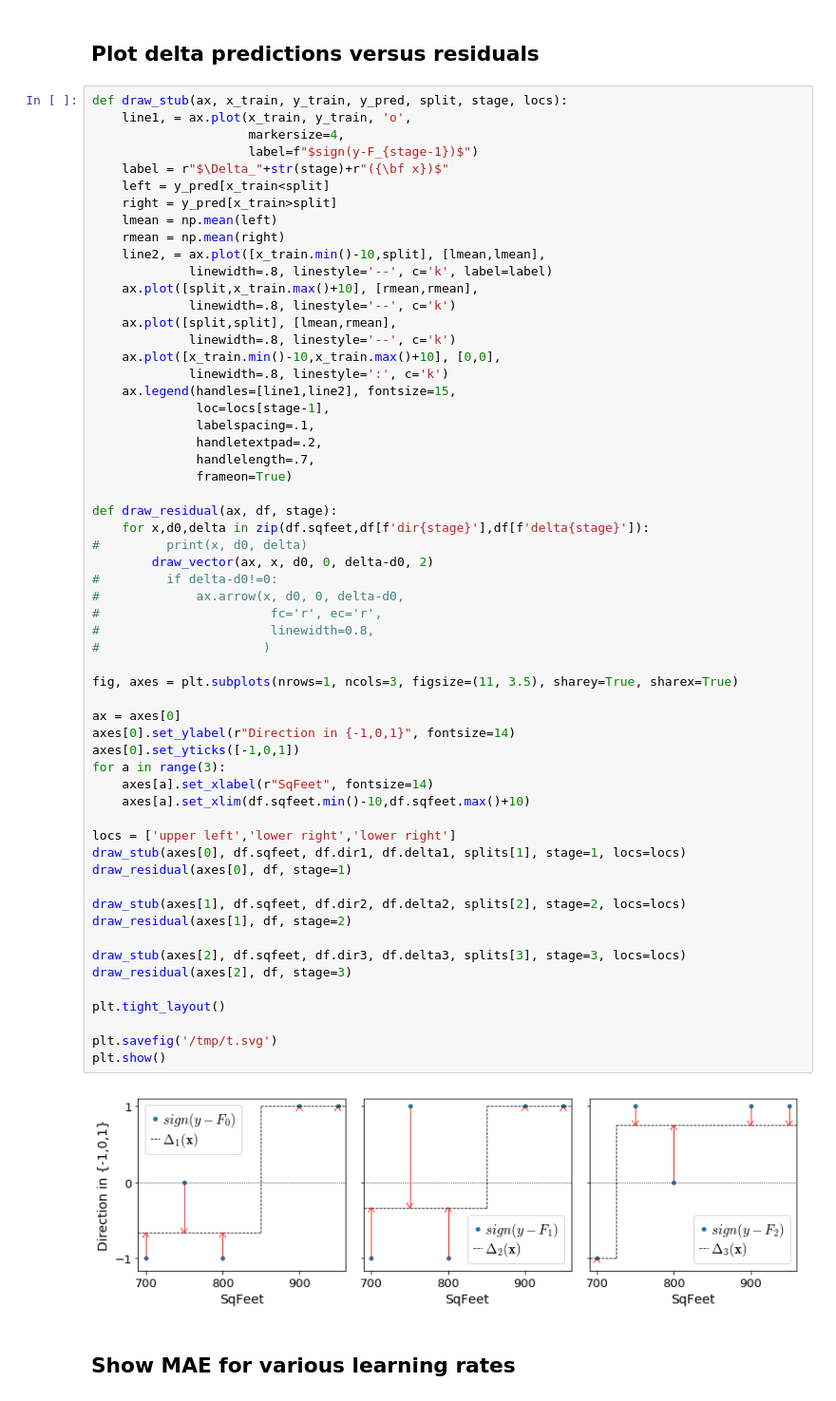
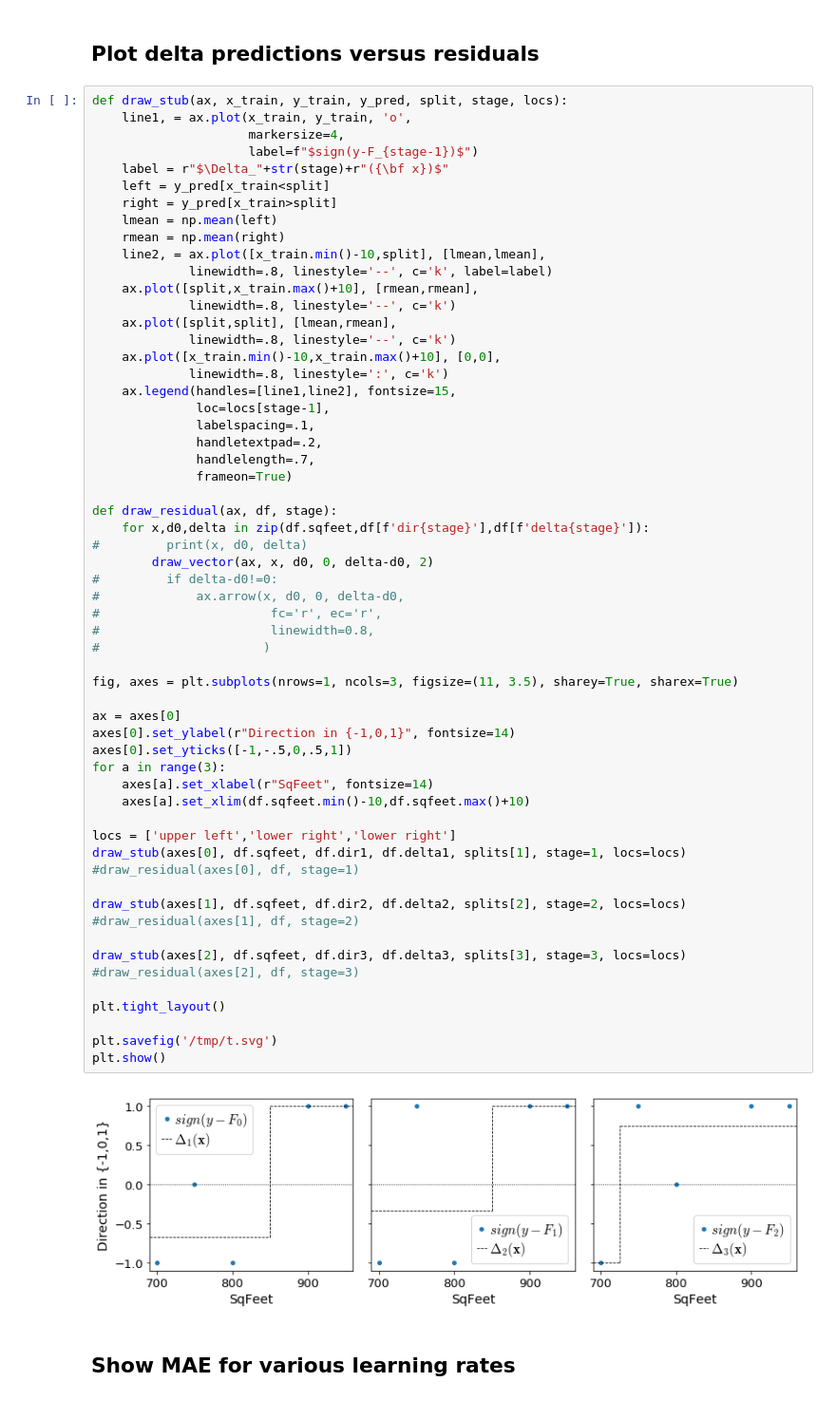
Before and after one commit to parrt/ml-articles, a Jupyter notebook: gradient-boosting/notebooks/dev-mae.ipynb, the cells around one changed output. Shown at 95% size. Drawn from its saved outputs; the diff is of its cells as text.

```diff
--- a/gradient-boosting/notebooks/dev-mae.ipynb
+++ b/gradient-boosting/notebooks/dev-mae.ipynb
@@ -424,38 +424,38 @@ def draw_stub(ax, x_train, y_train, y_pred, split, stage, locs):
 def draw_residual(ax, df, stage):
     for x,d0,delta in zip(df.sqfeet,df[f'dir{stage}'],df[f'delta{stage}']):
 #         print(x, d0, delta)
         draw_vector(ax, x, d0, 0, delta-d0, 2)
 #         if delta-d0!=0:
 #             ax.arrow(x, d0, 0, delta-d0,
 #                       fc='r', ec='r',
 #                       linewidth=0.8,
 #                      )
 
 fig, axes = plt.subplots(nrows=1, ncols=3, figsize=(11, 3.5), sharey=True, sharex=True)
 
 ax = axes[0]
 axes[0].set_ylabel(r"Direction in {-1,0,1}", fontsize=14)
-axes[0].set_yticks([-1,0,1])
+axes[0].set_yticks([-1,-.5,0,.5,1])
 for a in range(3):
     axes[a].set_xlabel(r"SqFeet", fontsize=14)
     axes[a].set_xlim(df.sqfeet.min()-10,df.sqfeet.max()+10)
 
 locs = ['upper left','lower right','lower right']
 draw_stub(axes[0], df.sqfeet, df.dir1, df.delta1, splits[1], stage=1, locs=locs)
-draw_residual(axes[0], df, stage=1)
+#draw_residual(axes[0], df, stage=1)
 
 draw_stub(axes[1], df.sqfeet, df.dir2, df.delta2, splits[2], stage=2, locs=locs)
-draw_residual(axes[1], df, stage=2)
+#draw_residual(axes[1], df, stage=2)
 
 draw_stub(axes[2], df.sqfeet, df.dir3, df.delta3, splits[3], stage=3, locs=locs)
-draw_residual(axes[2], df, stage=3)
+#draw_residual(axes[2], df, stage=3)
 
 plt.tight_layout()
 
 plt.savefig('/tmp/t.svg')
 plt.show()
 # %% [output]
-[figure, old version]
+[figure, new version]
 # %% [markdown]
 ## Show MAE for various learning rates
 # %%
```
Also changed, not shown: parts of 2 cells of this notebook, 6 other files.
